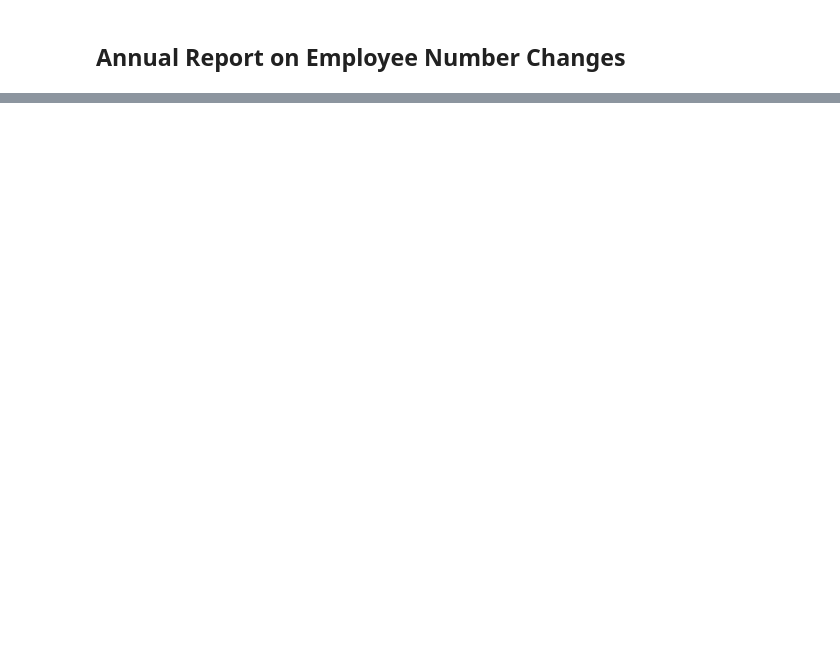
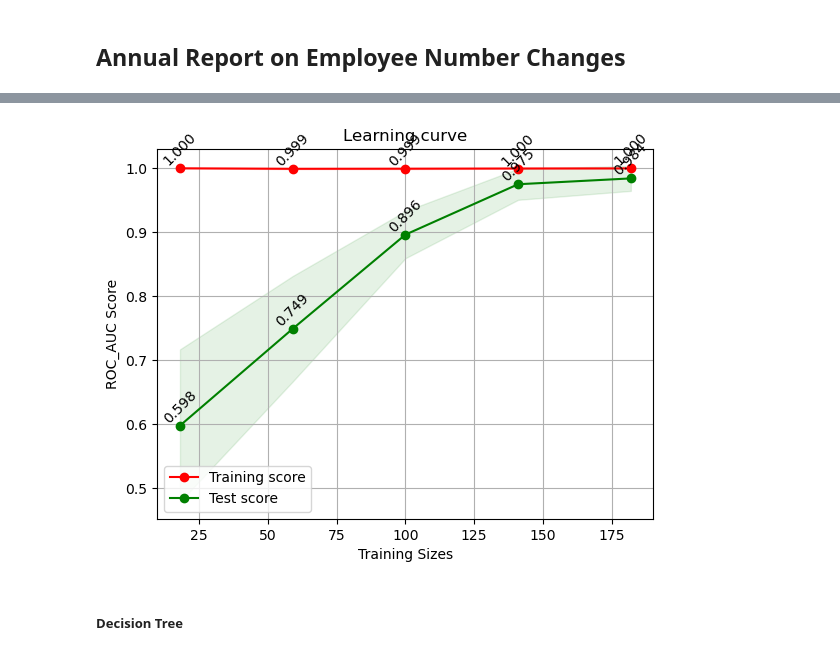
Before and after one commit to garrylgiancarlo/project-emp-retention, a Jupyter notebook: emp-retention.ipynb, the cells around one changed output, grey strips where cells are left out. Drawn from its saved outputs; the diff is of its cells as text; code cells hidden in the pictures; blank space fills up the shorter version.

```diff
--- a/emp-retention.ipynb
+++ b/emp-retention.ipynb
@@ -468,0 +846,38 @@ fig.show()
+# %%
+def plot_learning_curve(estimator, title, X_train, y_train, X_test, y_test, ylim=None, cv=None,
+                        n_jobs=-1, train_sizes=np.linspace(.1, 1.0, 5)):
+    plt.figure()
+    plt.title(title)
+    if ylim is not None:
+        plt.ylim(*ylim)
+    plt.xlabel("Training Sizes")
+    plt.ylabel("ROC_AUC Score")
+
+    train_scores = cross_val_score(estimator, X_train, y_train, cv=cv, scoring='roc_auc')
+    test_scores = cross_val_score(estimator, X_test, y_test, cv=cv, scoring='roc_auc')
+    train_scores_mean = np.mean(train_scores)
+    test_scores_mean = np.mean(test_scores)
+    train_sizes, train_scores, test_scores = learning_curve(
+        estimator, X_train, y_train, cv=cv, n_jobs=n_jobs, train_sizes=train_sizes, scoring='roc_auc')
+    train_scores_mean = np.mean(train_scores, axis=1)
+    train_scores_std = np.std(train_scores, axis=1)
+    test_scores_mean = np.mean(test_scores, axis=1)
+    test_scores_std = np.std(test_scores, axis=1)
+    plt.grid()
+
+    plt.fill_between(train_sizes, train_scores_mean - train_scores_std,
+                     train_scores_mean + train_scores_std, alpha=0.1,
+                     color="r")
+    plt.fill_between(train_sizes, test_scores_mean - test_scores_std,
+                     test_scores_mean + test_scores_std, alpha=0.1, color="g")
+    plt.plot(train_sizes, train_scores_mean, 'o-', color="r",
+             label="Training score")
+    for i, j in zip(train_sizes, train_scores_mean):
+        plt.text(i, j, format(j, '.3f'), ha='center', va='bottom', rotation=45)
+    plt.plot(train_sizes, test_scores_mean, 'o-', color="g",
+             label="Test score")
+    for i, j in zip(train_sizes, test_scores_mean):
+        plt.text(i, j, format(j, '.3f'), ha='center', va='bottom', rotation=45)
+
+    plt.legend(loc="best")
+    return plt
@@ -468,0 +888,4 @@ fig.show()
+# %%
+lr = LogisticRegression()
+lr.fit(X_train, y_train)
+eval_classification(lr)
@@ -468,0 +901,7 @@ fig.show()
+# %%
+plot_learning_curve(lr, "Learning curve", X_train, y_train, X_test, y_test, cv=5,n_jobs=-1)
+plt.show()
+# %% [output]
+[figure, added]
+# %% [markdown]
+##### Decision Tree
```
Also changed, not shown: parts of 77 cells of this notebook, 2 other files.
